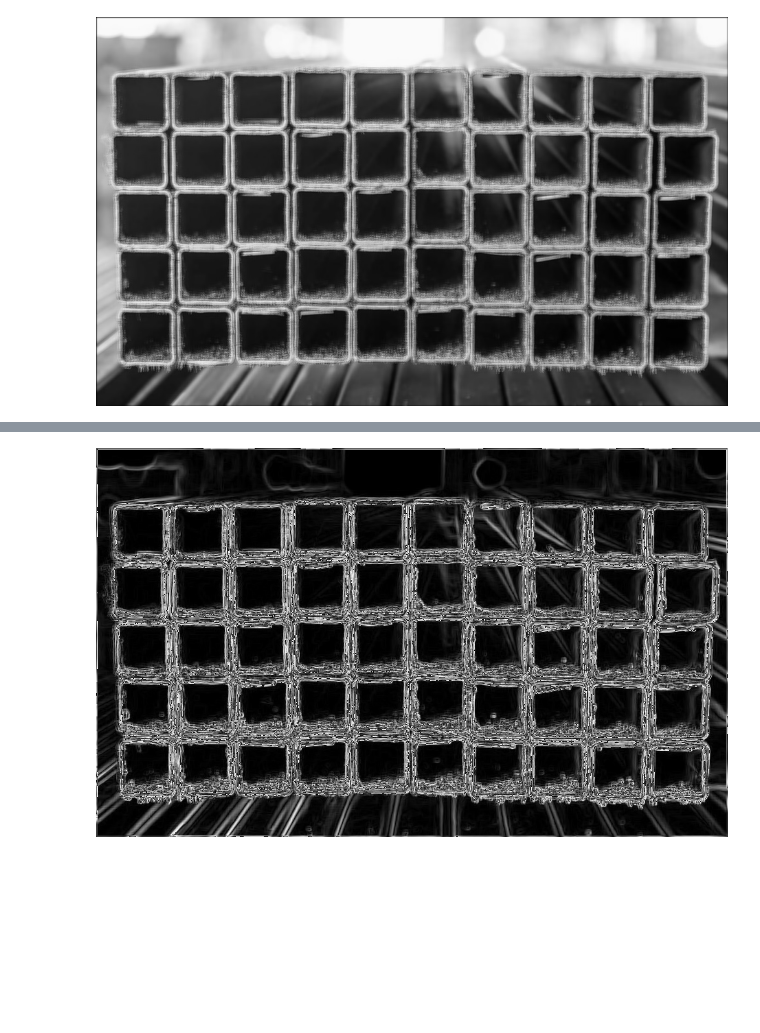
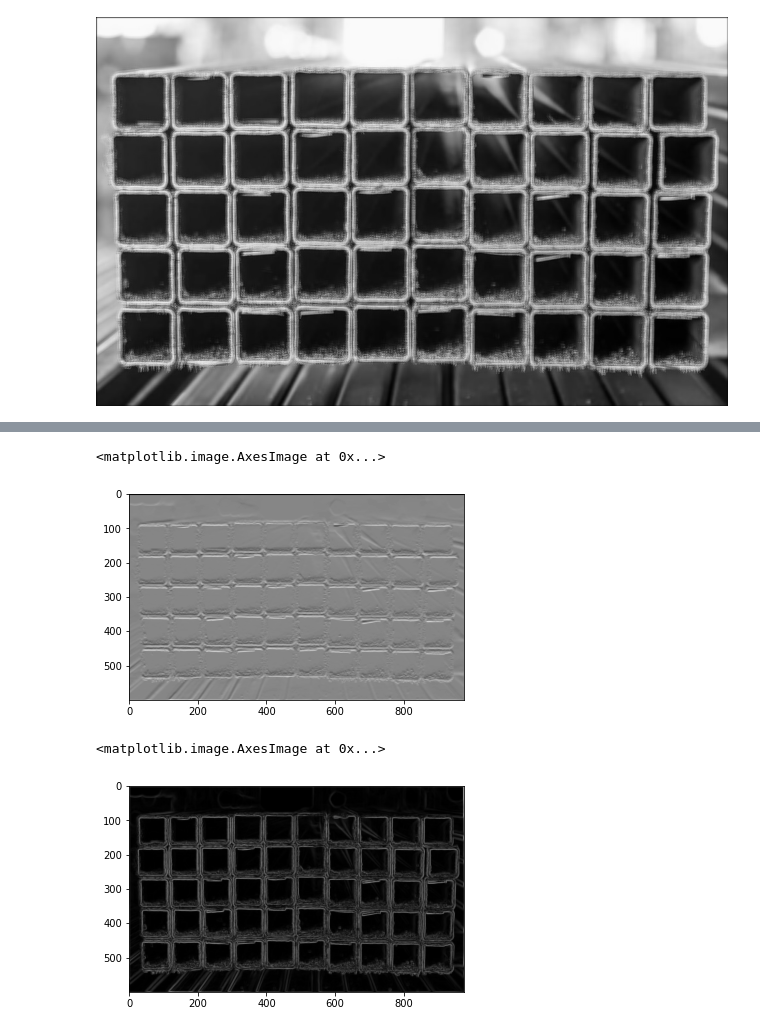
Before and after one commit to Petroniuss/pattern-recognition, a Jupyter notebook: lab2/lab2.ipynb, the cells around one changed output, grey strips where cells are left out. Cells and saved outputs as stored; diff of their text form; code cells hidden in the pictures; blank space fills up the shorter version.

```diff
--- a/lab2/lab2.ipynb
+++ b/lab2/lab2.ipynb
@@ -9,8 +9,12 @@ from keras_preprocessing.image import array_to_img
 
 from keras import layers
 
+import matplotlib.pyplot as plt
+
 import numpy as np
 import tensorflow as tf
+
+plt.rcParams['image.cmap'] = 'gray'
 # %%
 # Load the image
 
@@ -105,8 +109,7 @@ output_to_img(blurred)
 # %% [output]
 [figure]
 # %%
-# Blur
-
+# Gradient
 def sobel_kernel():
     def init_kernel(shape, dtype=tf.float32):
         # shape = (height x width) x in_channels x out_channels
@@ -129,7 +132,7 @@ def sobel_kernel():
 
     return init_kernel
 
-def gaussian_blur(blurred):
+def gradient_layer(blurred):
     layer = layers.Conv2D(
         2, (3, 3),
         strides=1,
@@ -140,12 +143,12 @@ def gaussian_blur(blurred):
 
     return layer(blurred)
 
-def show_gradients(out):
+def get_gradient_components(out):
     grayscale = np.transpose(out.numpy(), (0, 3, 1, 2))[0]
     gradient_x = grayscale[0]
     gradient_y = grayscale[1]
 
-    return Image.fromarray(np.uint8(gradient_x * 255), 'L'), Image.fromarray(np.uint8(gradient_y * 255), 'L')
+    return gradient_x, gradient_y
 
-gradients = gaussian_blur(blurred)
-gradient_x_img, gradient_y_img = show_gradients(gradients)
+gradients = gradient_layer(blurred)
+gradient_x_img, gradient_y_img = get_gradient_components(gradients)
@@ -160,21 +160,24 @@ gradient_y_img
+# %%
+plt.imshow(gradient_y_img, cmap='gray')
+# %% [output]
+<matplotlib.image.AxesImage at 0x...>
+[figure, added]
 # %%
 # Square, sum and sqrt
-
 def compute_gradient_intensity(gradients):
     gradients = tf.transpose(gradients, (0, 3, 1, 2))[0]
     squared = tf.pow(gradients, 2)
     gradients_x, gradients_y = squared[0], squared[1]
     summed = gradients_x + gradients_y
     return tf.sqrt(summed)
 
 
-def show_gradient_intensity(intensity):
-    return Image.fromarray(np.uint8(intensity * 255), 'L')
+gradient_intensity = compute_gradient_intensity(gradients)
 
-gradient_intensity = compute_gradient_intensity(gradients)
-show_gradient_intensity(gradient_intensity)
+plt.imshow(gradient_intensity)
 # %% [output]
+<matplotlib.image.AxesImage at 0x...>
-[figure, old version]
+[figure, new version]
 # %%
 ## applying threshold to gradient
 
```
Also changed, not shown: parts of 18 cells of this notebook, 11 other files.
